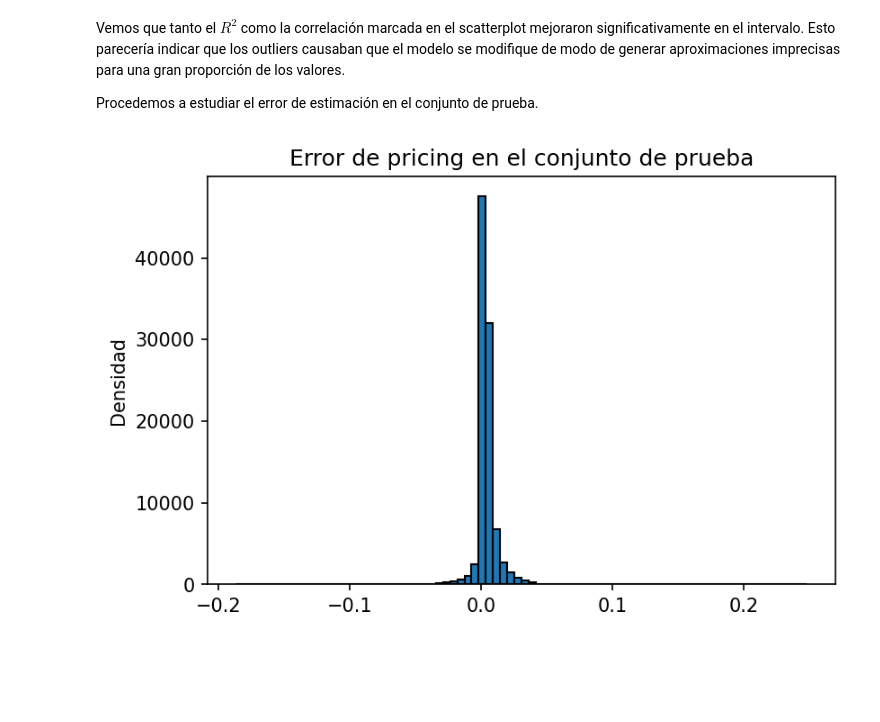
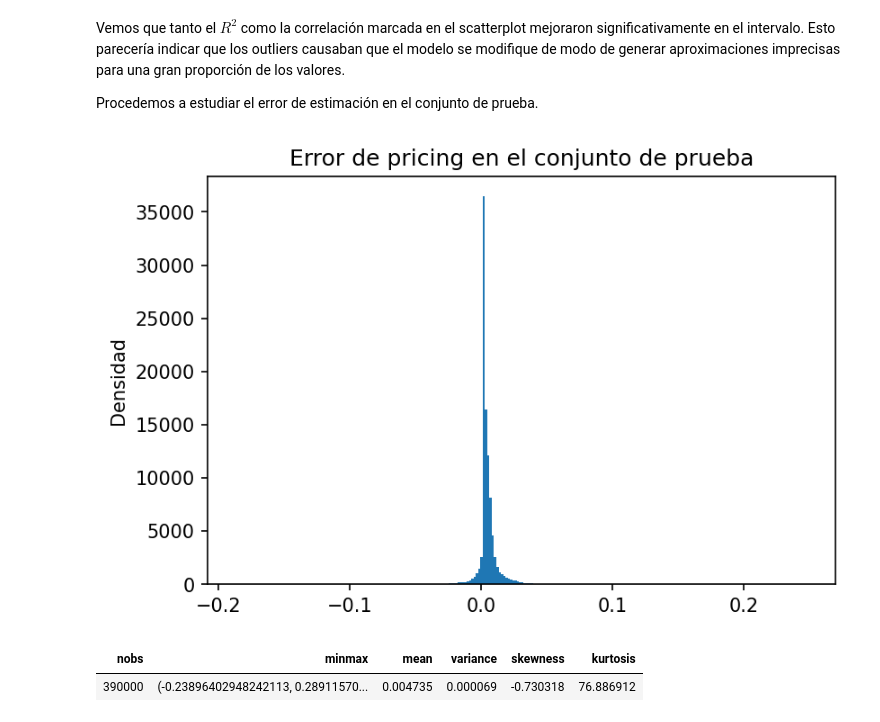
Before and after one commit to sanarovaz/ML-Black-Scholes, a Jupyter notebook: ML_Black_Scholes.ipynb, the cells around one changed output. Saved outputs shown, nothing was run; the diff lists cells and outputs as text; code cells hidden in the pictures; blank space fills up the shorter version.

```diff
--- a/ML_Black_Scholes.ipynb
+++ b/ML_Black_Scholes.ipynb
@@ -247,9 +252,16 @@ Procedemos a estudiar el error de estimación en el conjunto de prueba.
 # %%
 preds_test1= mlp1.predict(X1_test)
 pricing_error_test1 = preds_test1 - y1_test
-plt.hist(pricing_error_test1, bins= 80, edgecolor='black')
+plt.hist(pricing_error_test1, bins= 250)
 plt.title("Error de pricing en el conjunto de prueba")
 plt.ylabel("Densidad")
 plt.show()
 # %% [output]
-[figure, old version]
+[figure, new version]
+# %%
+preds_train1= mlp1.predict(X1_train)
+pricing_error_train1 = preds_train1 - y1_train
+pd.DataFrame([stats.describe(pricing_error_train1)]).style.hide_index().set_table_attributes("style='display:inline'")
+# %% [output]
+| nobs | minmax | mean | variance | skewness | kurtosis |
+| 390000 | (-0.23896402948242113, 0.28911570... | 0.004735 | 0.000069 | -0.730318 | 76.886912 |
```
Also changed, not shown: parts of 6 cells of this notebook.
